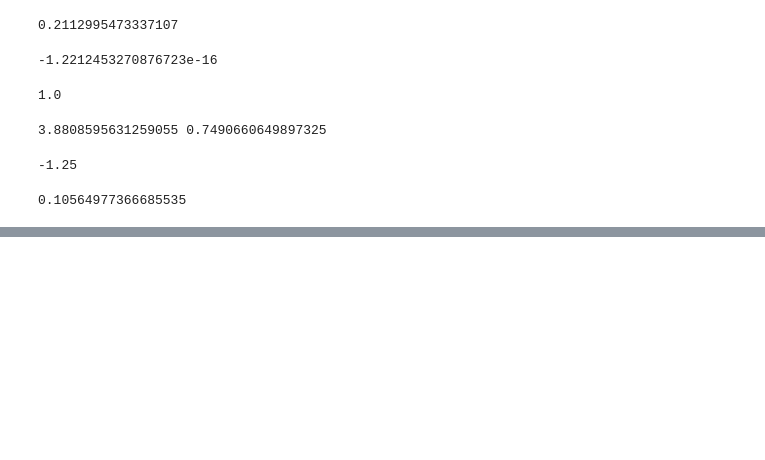
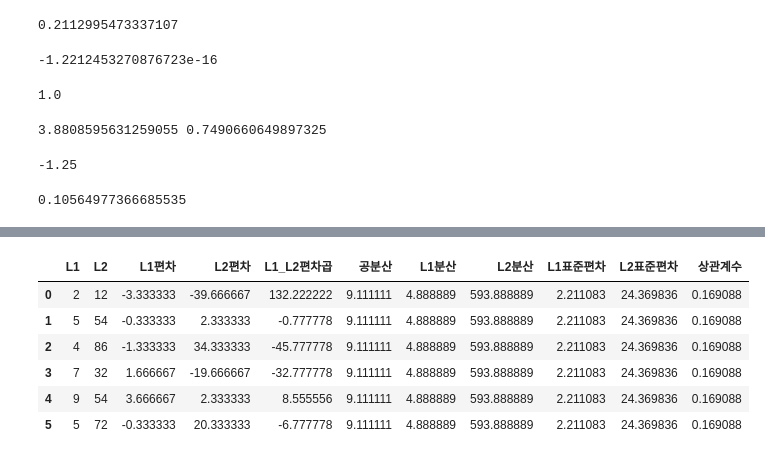
Before and after one commit to OHoRaaa/statistics, a Jupyter notebook: (2022.05.17 - 1) python_stats.ipynb, the cells around one changed output, grey strips where cells are left out. Cells and saved outputs as stored; diff of their text form; code cells hidden in the pictures; blank space fills up the shorter version.

```diff
--- a/(2022.05.17 - 1) python_stats.ipynb
+++ b/(2022.05.17 - 1) python_stats.ipynb
@@ -540,0 +728,12 @@ z_dist.cdf(z3)
+# %%
+L1 = [2,5,4,7,9,5]
+L2 = [12,54,86,32,54,72]
+
+# 공분산과 상관계수를 구하시오.  corr(), var() 함수는 사용하지 마시오
+# 공분산, 상관계수 : 데이터가 얼마나 관련이 있는가, 얼마나 비슷하게 움직이는가
+
+# 공분산 : 편차의 곱의 평균
+# 상관계수 : 공분산을 각각의 표준편차로 나눈값
+# %%
+df = pd.DataFrame({'L1' : L1, 'L2' : L2})
+df
@@ -540,0 +748,27 @@ z_dist.cdf(z3)
+# %%
+# 공분산
+
+df['L1편차'] = df['L1'] - df['L1'].mean()
+df['L2편차'] = df['L2'] - df['L2'].mean()
+df['L1_L2편차곱'] = df['L1편차'] * df['L2편차']
+
+df['공분산'] = sum(df['L1편차'] * df['L2편차']) / len(df)
+# %%
+# 상관계수
+
+df['L1분산'] = sum(df['L1편차'] ** 2) / len(df)
+df['L2분산'] = sum(df['L2편차'] ** 2) / len(df)
+
+df['L1표준편차'] = sp.sqrt(df['L1분산'])
+df['L2표준편차'] = sp.sqrt(df['L2분산'])
+
+df['상관계수'] = df['공분산'] / (df['L1표준편차'] * df['L2표준편차'])
+df
+# %% [output]
+|  | L1 | L2 | L1편차 | L2편차 | L1_L2편차곱 | 공분산 | L1분산 | L2분산 | L1표준편차 | L2표준편차 | 상관계수 |
+| 0 | 2 | 12 | -3.333333 | -39.666667 | 132.222222 | 9.111111 | 4.888889 | 593.888889 | 2.211083 | 24.369836 | 0.169088 |
+| 1 | 5 | 54 | -0.333333 | 2.333333 | -0.777778 | 9.111111 | 4.888889 | 593.888889 | 2.211083 | 24.369836 | 0.169088 |
+| 2 | 4 | 86 | -1.333333 | 34.333333 | -45.777778 | 9.111111 | 4.888889 | 593.888889 | 2.211083 | 24.369836 | 0.169088 |
+| 3 | 7 | 32 | 1.666667 | -19.666667 | -32.777778 | 9.111111 | 4.888889 | 593.888889 | 2.211083 | 24.369836 | 0.169088 |
+| 4 | 9 | 54 | 3.666667 | 2.333333 | 8.555556 | 9.111111 | 4.888889 | 593.888889 | 2.211083 | 24.369836 | 0.169088 |
+| 5 | 5 | 72 | -0.333333 | 20.333333 | -6.777778 | 9.111111 | 4.888889 | 593.888889 | 2.211083 | 24.369836 | 0.169088 |
```
Also changed, not shown: parts of 56 cells of this notebook.
